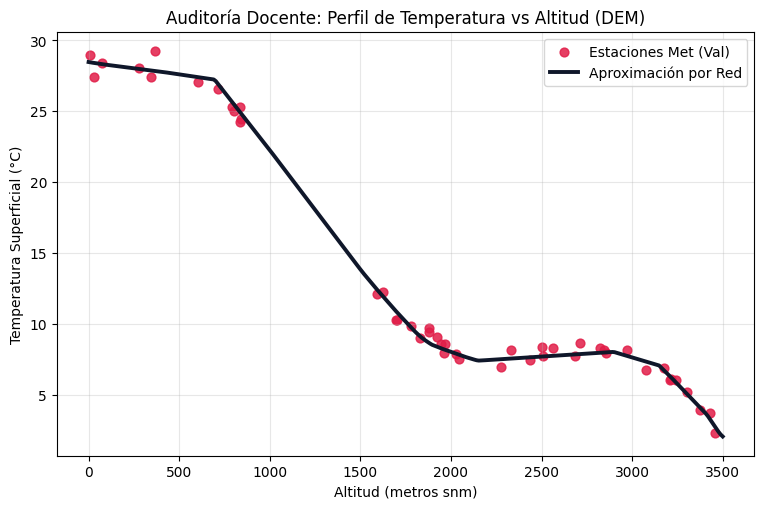
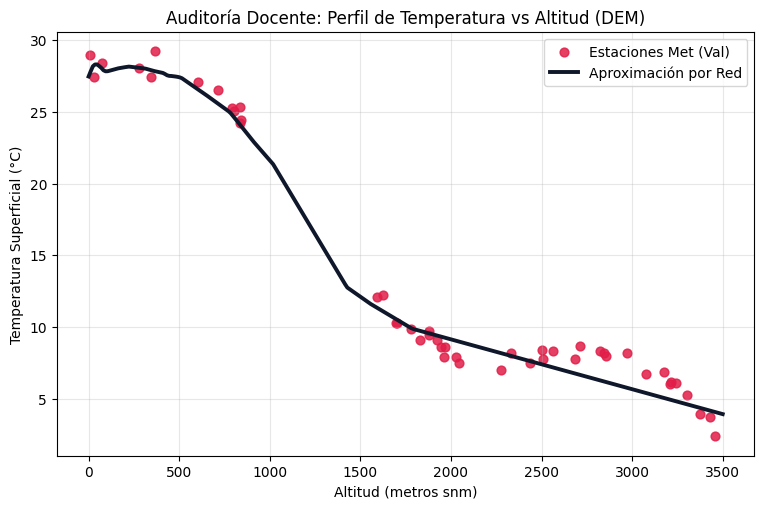
The notebook cell's code change between the first figure and the second:
--- before
+++ after
@@ -2,66 +2,44 @@
 
 # =====================================================================
-# ARQUITECTURA MEJORADA + NORMALIZACIÓN CORRECTA
+# ARQUITECTURA MEJORADA - Versión Simple (Sin normalización)
 # =====================================================================
 
-# 1. NORMALIZACIÓN (solo con datos de entrenamiento)
-X_mean = X_train_p1.mean()
-X_std  = X_train_p1.std()
-
-X_train_norm = (X_train_p1 - X_mean) / X_std
-X_val_norm   = (X_val_p1 - X_mean) / X_std
-
-print(f"Datos normalizados → Media: {X_mean:.1f} | Std: {X_std:.1f}")
-
-# 2. MODELO MEJORADO
+# Modelo con mayor capacidad (más neuronas y más capas)
 model_p1 = keras.Sequential([
     keras.Input(shape=[1]),
+
     keras.layers.Dense(128, activation='relu'),
     keras.layers.Dense(64, activation='relu'),
     keras.layers.Dense(32, activation='relu'),
     keras.layers.Dense(16, activation='relu'),
+
     keras.layers.Dense(1, activation='linear')
 ])
 
+# Compilación
 model_p1.compile(
-    optimizer=keras.optimizers.Adam(learning_rate=0.003),
+    optimizer=keras.optimizers.Adam(learning_rate=0.005),
     loss='mse',
     metrics=['mae']
 )
 
-# Callbacks
-callbacks = [
-    keras.callbacks.EarlyStopping(patience=70, restore_best_weights=True),
-    keras.callbacks.ReduceLROnPlateau(factor=0.5, patience=20, min_lr=1e-6)
-]
-
-# 3. Entrenamiento
+# Entrenamiento más largo (pero sin callbacks)
 history = model_p1.fit(
-    X_train_norm, Y_train_p1,
-    epochs=800,
-    validation_data=(X_val_norm, Y_val_p1),
-    verbose=0,
-    callbacks=callbacks
+    X_train_p1, Y_train_p1,
+    epochs=800,                    # Más épocas
+    validation_data=(X_val_p1, Y_val_p1),
+    verbose=0
 )
 
 print("✅ Entrenamiento completado")
 
-# =====================================================================
-# GRÁFICA CORRECTA (con normalización aplicada)
-# =====================================================================
-
+# Gráfica final
 plt.figure(figsize=(9, 5.5))
-
-# Datos reales de validación
 plt.scatter(X_val_p1, Y_val_p1, color='#e11d48', label='Estaciones Met (Val)', alpha=0.85, s=40)
 
-# Predicción correcta sobre grid
 X_grid = np.linspace(0, 3500, 300).reshape(-1, 1)
-X_grid_norm = (X_grid - X_mean) / X_std                     # ← Esta es la línea clave
+y_pred = model_p1.predict(X_grid, verbose=0)
 
-y_pred_grid = model_p1.predict(X_grid_norm, verbose=0)
-
-plt.plot(X_grid, y_pred_grid, color='#0f172a', linewidth=2.8, label='Aproximación por Red')
-
+plt.plot(X_grid, y_pred, color='#0f172a', linewidth=2.8, label='Aproximación por Red')
 plt.title("Auditoría Docente: Perfil de Temperatura vs Altitud (DEM)")
 plt.xlabel("Altitud (metros snm)")

Commit: Solucion practica geografia - 1